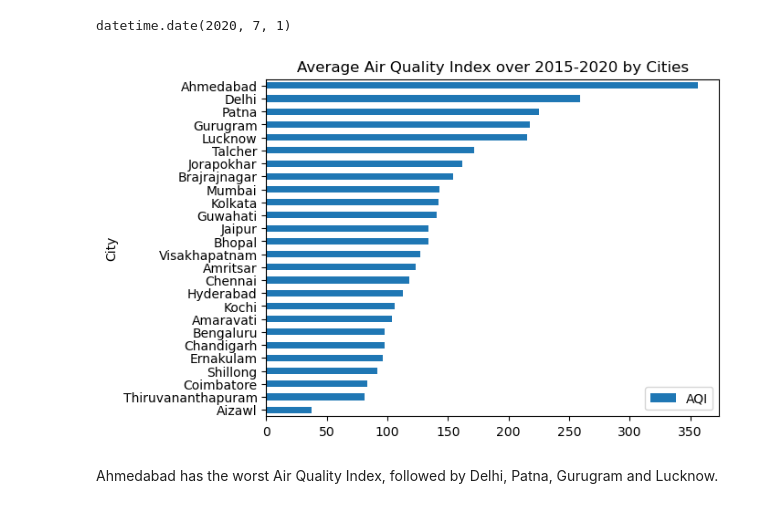
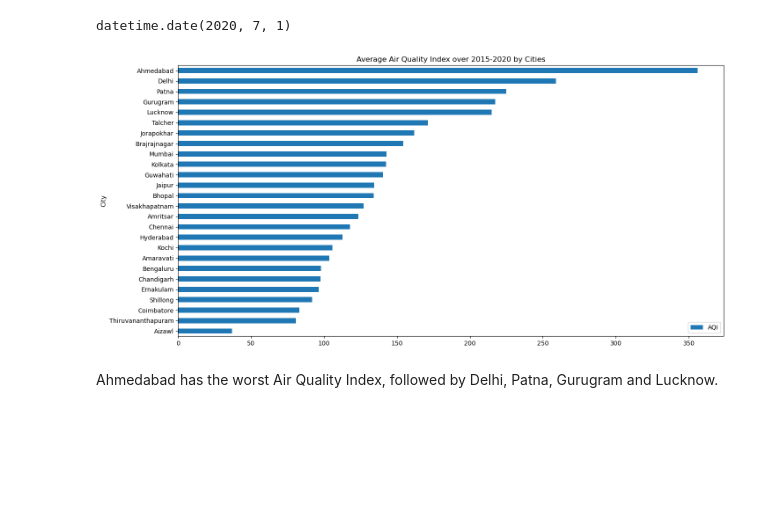
Before and after one commit to harikr1s/Daily-AQI-India-Segmentation, a Jupyter notebook: aqi_segmentation.ipynb, the cells around one changed output. Saved outputs shown, nothing was run; the diff lists cells and outputs as text; code cells hidden in the pictures; blank space fills up the shorter version.

```diff
--- a/aqi_segmentation.ipynb
+++ b/aqi_segmentation.ipynb
@@ -53,7 +53,7 @@ df.describe()
 # %%
 # changing 'Date' attribute to datetime
 
-df['Date'] = df['Date'].apply(pd.to_datetime)
+df['Date'] = pd.to_datetime(df['Date'])
 df.head()
 # %% [output]
 |  | City | Date | PM2.5 | PM10 | NO | NO2 | NOx | NH3 | CO | SO2 | O3 | ... |
@@ -171,11 +171,11 @@ df.index.max().date()
 # %% [output]
 datetime.date(2020, 7, 1)
 # %%
-df[['City', 'AQI']].groupby('City').mean().sort_values('AQI').plot(kind = 'barh')
+df[['City', 'AQI']].groupby('City').mean().sort_values('AQI').plot(kind = 'barh', figsize = (16, 8))
 plt.title('Average Air Quality Index over 2015-2020 by Cities')
 plt.savefig('aqi_by_city.png')
 # %% [output]
-[figure, old version]
+[figure, new version]
 # %% [markdown]
 Ahmedabad has the worst Air Quality Index, followed by Delhi, Patna, Gurugram and Lucknow.
 # %%
```
Also changed, not shown: parts of 5 cells of this notebook, 1 other file.
